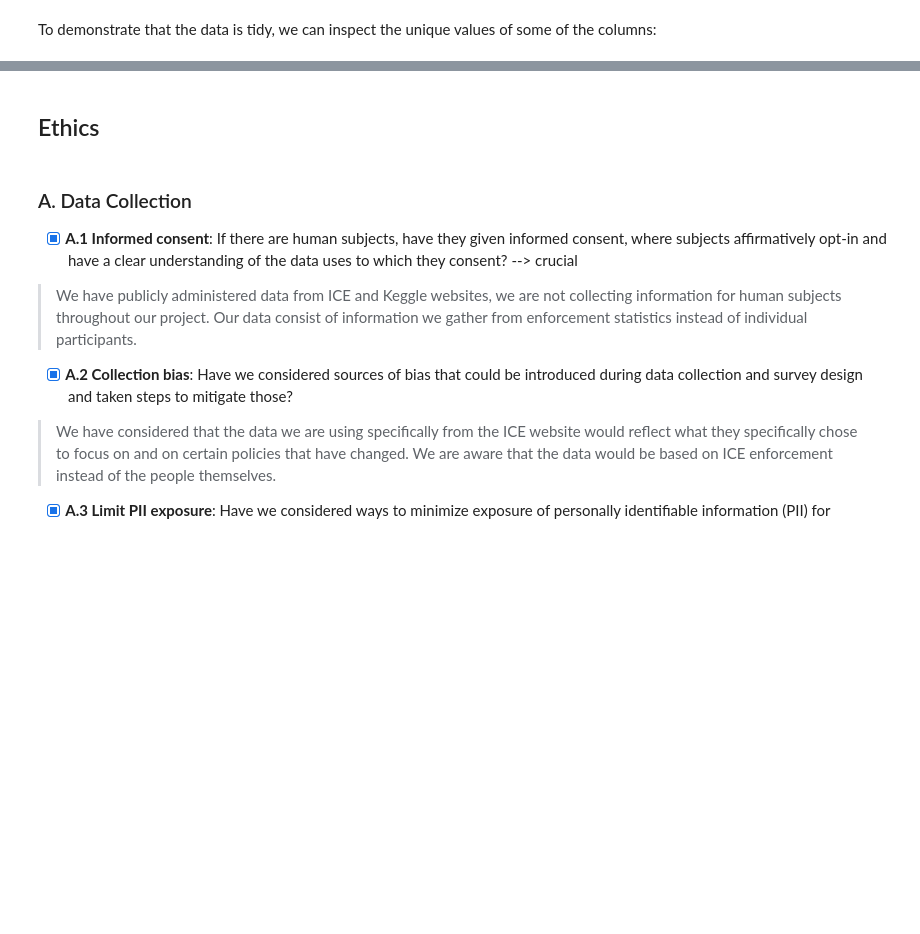
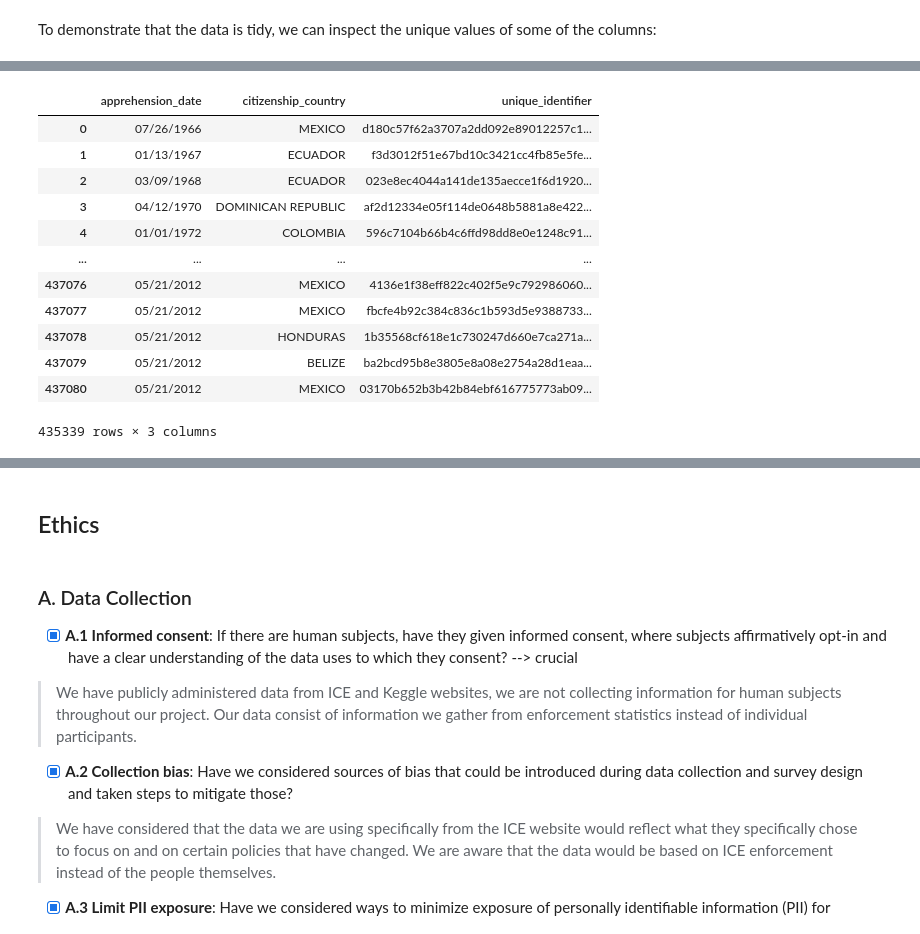
Before and after one commit to COGS108/Group109_WI26, a Jupyter notebook: 01-DataCheckpoint.ipynb, the cells around one changed output, grey strips where cells are left out. Cells and saved outputs as stored; diff of their text form; code cells hidden in the pictures; blank space fills up the shorter version.

```diff
--- a/01-DataCheckpoint.ipynb
+++ b/01-DataCheckpoint.ipynb
@@ -336,0 +382,25 @@ Name: Apprehension Date, Length: 500, dtype: object
+# %%
+ice_removals_2011_2023_clean = ice_removals_2011_2023.drop_duplicates(keep='first')
+ice_removals_2011_2023_clean = ice_removals_2011_2023_clean.dropna(subset=['Citizenship Country','Anonymized Identifer'])
+ice_removals_2011_2023_clean = ice_removals_2011_2023_clean[['Apprehension Date','Citizenship Country','Anonymized Identifer']]
+ice_removals_2011_2023_clean['Apprehension Date'] = pd.to_datetime(ice_removals_2011_2023_clean['Apprehension Date']).dt.strftime('%#m/%#d/%Y')
+ice_removals_2011_2023_clean = ice_removals_2011_2023_clean.rename(columns={
+    'Apprehension Date': 'apprehension_date',
+    'Citizenship Country': 'citizenship_country',
+    'Anonymized Identifer': 'unique_identifier'
+})
+ice_removals_2011_2023_clean
+# %% [output]
+|  | apprehension_date | citizenship_country | unique_identifier |
+| 0 | 07/26/1966 | MEXICO | d180c57f62a3707a2dd092e89012257c1... |
+| 1 | 01/13/1967 | ECUADOR | f3d3012f51e67bd10c3421cc4fb85e5fe... |
+| 2 | 03/09/1968 | ECUADOR | 023e8ec4044a141de135aecce1f6d1920... |
+| 3 | 04/12/1970 | DOMINICAN REPUBLIC | af2d12334e05f114de0648b5881a8e422... |
+| 4 | 01/01/1972 | COLOMBIA | 596c7104b66b4c6ffd98dd8e0e1248c91... |
+| ... | ... | ... | ... |
+| 437076 | 05/21/2012 | MEXICO | 4136e1f38eff822c402f5e9c792986060... |
+| 437077 | 05/21/2012 | MEXICO | fbcfe4b92c384c836c1b593d5e9388733... |
+| 437078 | 05/21/2012 | HONDURAS | 1b35568cf618e1c730247d660e7ca271a... |
+| 437079 | 05/21/2012 | BELIZE | ba2bcd95b8e3805e8a08e2754a28d1eaa... |
+| 437080 | 05/21/2012 | MEXICO | 03170b652b3b42b84ebf616775773ab09... |
+435339 rows × 3 columns
```
Also changed, not shown: parts of 32 cells of this notebook.
